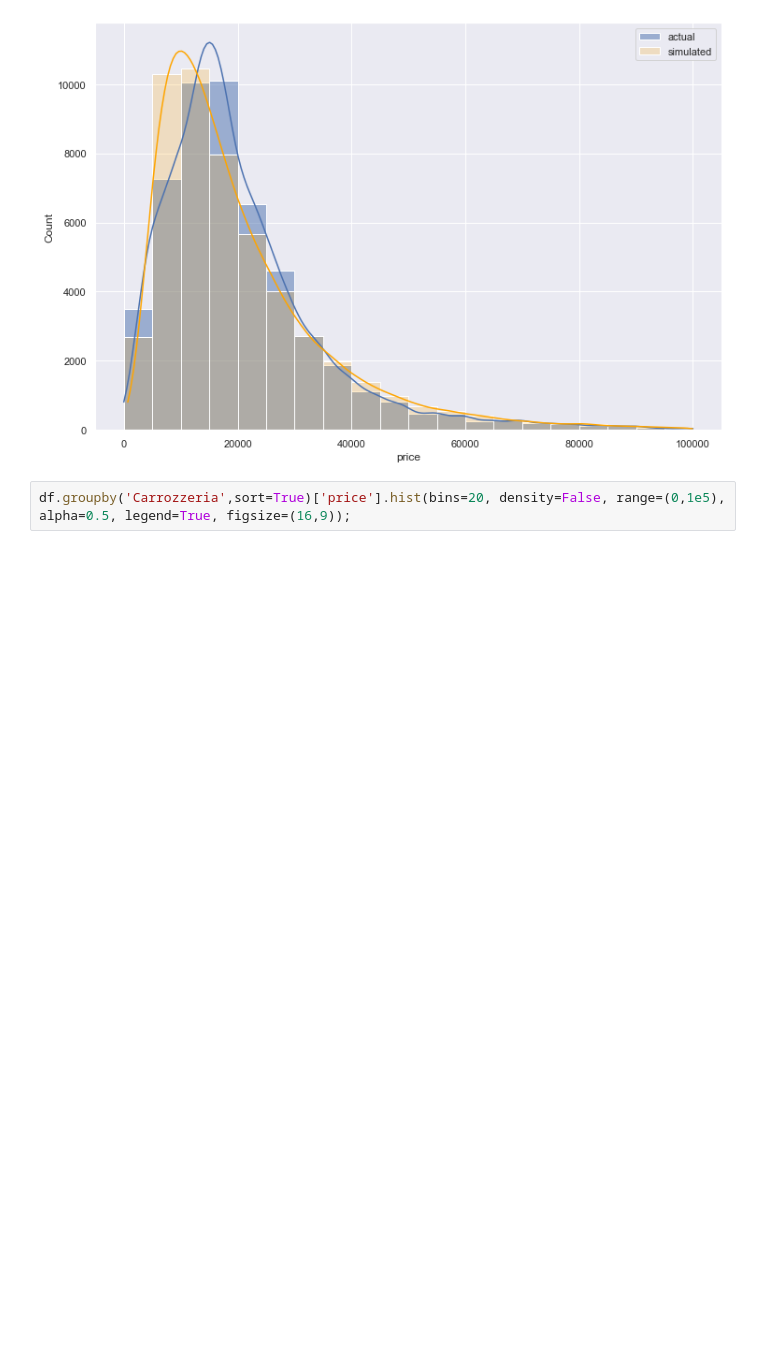
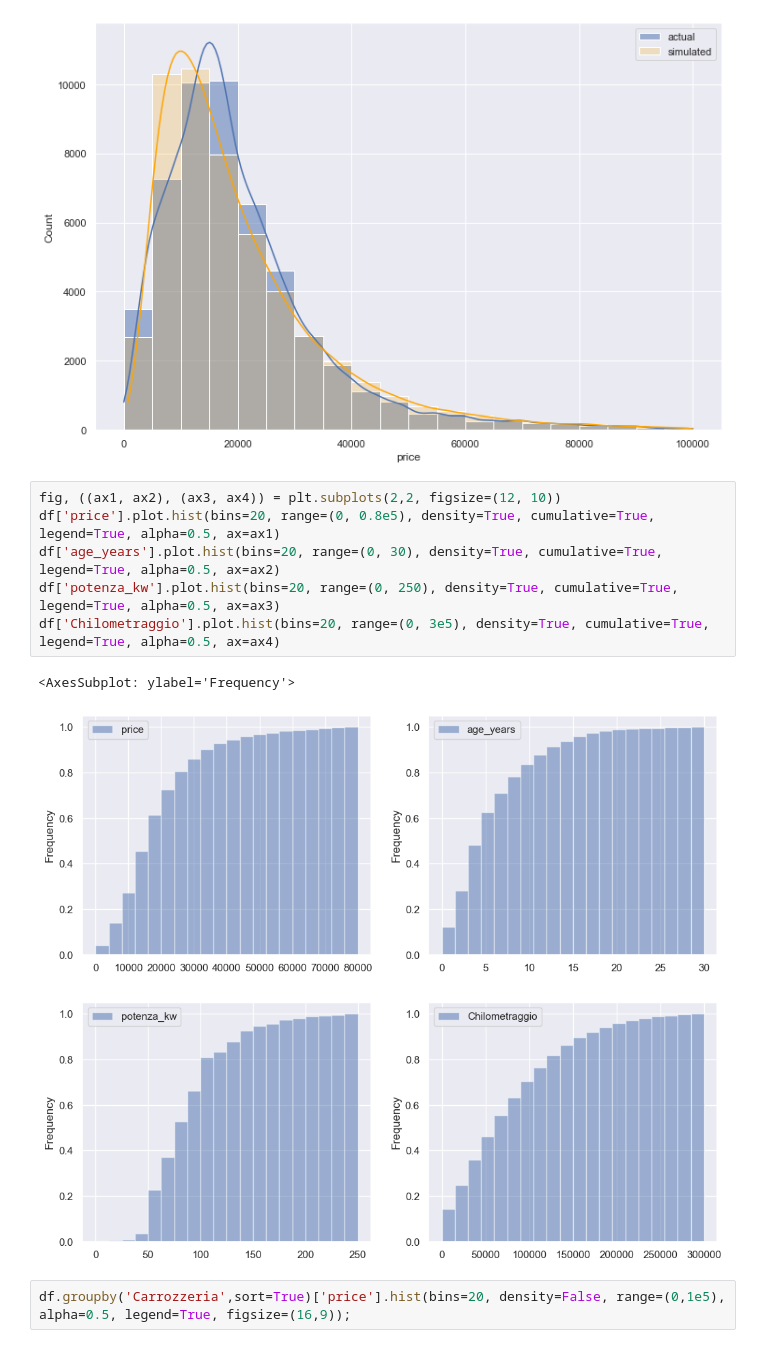
Before and after one commit to cusano-a/Car_WebData_Analysis, a Jupyter notebook: WebScraping_ExploreData.ipynb, the cells around one changed output. Saved outputs shown, nothing was run; the diff lists cells and outputs as text; blank space fills up the shorter version.

```diff
--- a/WebScraping_ExploreData.ipynb
+++ b/WebScraping_ExploreData.ipynb
@@ -181,6 +158,15 @@ sns.histplot(rvs[rvs<1e5], bins=np.arange(0, 1e5, 5e3), binrange=(0, 1e5), kde=T
 plt.legend();
 # %% [output]
 [figure]
+# %%
+fig, ((ax1, ax2), (ax3, ax4)) = plt.subplots(2,2, figsize=(12, 10))
+df['price'].plot.hist(bins=20, range=(0, 0.8e5), density=True, cumulative=True, legend=True, alpha=0.5, ax=ax1)
+df['age_years'].plot.hist(bins=20, range=(0, 30), density=True, cumulative=True, legend=True, alpha=0.5, ax=ax2)
+df['potenza_kw'].plot.hist(bins=20, range=(0, 250), density=True, cumulative=True, legend=True, alpha=0.5, ax=ax3)
+df['Chilometraggio'].plot.hist(bins=20, range=(0, 3e5), density=True, cumulative=True, legend=True, alpha=0.5, ax=ax4)
+# %% [output]
+<AxesSubplot: ylabel='Frequency'>
+[figure, added]
 # %%
 df.groupby('Carrozzeria',sort=True)['price'].hist(bins=20, density=False, range=(0,1e5), alpha=0.5, legend=True, figsize=(16,9));
 # %% [output]
```
Also changed, not shown: parts of 22 cells of this notebook, 2 other files.
